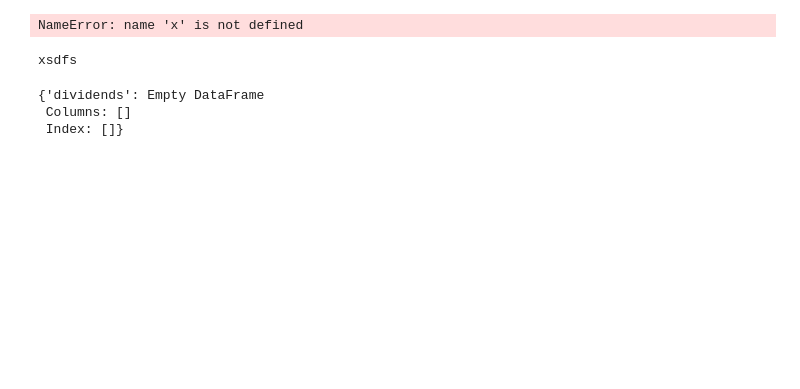
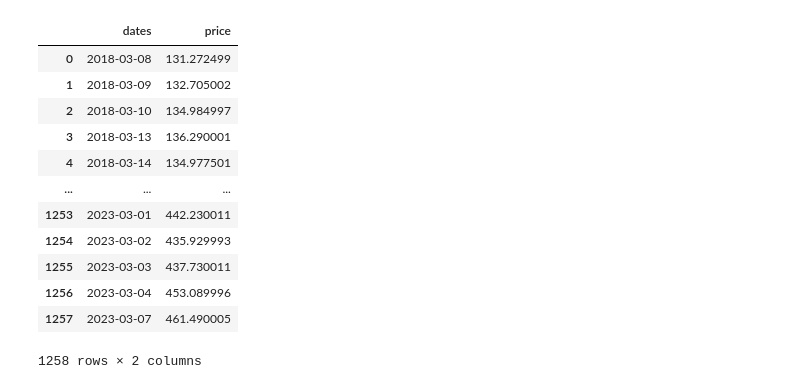
Before and after one commit to RuiGene/stock_search, a Jupyter notebook: x.ipynb, the cells around one changed output. Cells and saved outputs as stored; diff of their text form; code cells hidden in the pictures; blank space fills up the shorter version.

```diff
--- a/x.ipynb
+++ b/x.ipynb
@@ -13,9 +10,0 @@ profile = fa.profile('AAPL', FA_API_KEY)
-# %%
-dividends = fa.stock_dividend('META', FA_API_KEY)
-# dividends.index = pd.to_datetime(dividends.index)
-x = {"dividends": dividends}
-dividend_dates = x["dividends"]["paymentDate"].values
-dividend_dates = dividend_dates[dividend_dates != ""]
-def convert_date(date_string):
-    return datetime.strptime(date_string, "%Y-%m-%d").date()
-date_objects = np.vectorize(convert_date)(dividend_dates)
@@ -67,23 +11,25 @@ prices = fa.stock_data('AAPL', period = "5y", interval = "1d")
-# %%
-import plotly.graph_objects as go
-payout = x["dividends"]["adjDividend"][0:4]
-fig = go.Figure(go.Bar(x = payout.index, y = payout))
-fig.update_layout(title = 'Past dividend payout', xaxis_title = 'Date', yaxis_title = 'Payout ($)')
-# %% [output]
-NameError: name 'x' is not defined
-# %%
-dividends= fa.stock_dividend('BIIB', FA_API_KEY)
-x = {"div": dividends}
-if x["div"].empty== True:
-    print('xsdfs')
-# %% [output]
-xsdfs
-# %%
-dividends = fa.stock_dividend('META', FA_API_KEY)
-# dividends.index = pd.to_datetime(dividends.index)
-x = {"dividends": dividends}
-x["dividends"]["dividend"]
-# %% [output]
-{'dividends': Empty DataFrame
- Columns: []
- Index: []}
+# %%
+companies = ["VOO", "AAPL", "MSFT"]
+company_shares = [5, 6, 7]
+def data(stock_ticker, shares):
+    prices = fa.stock_data(stock_ticker, period = "5y", interval = "1d")
+    x = prices["close"]*shares
+    return x
+z = data("AAPL", 3)
+df = pd.DataFrame(z)
+df = z.reset_index().rename(columns={'index': 'dates', 'close': 'price'})
+df
+# %% [output]
+|  | dates | price |
+| 0 | 2018-03-08 | 131.272499 |
+| 1 | 2018-03-09 | 132.705002 |
+| 2 | 2018-03-10 | 134.984997 |
+| 3 | 2018-03-13 | 136.290001 |
+| 4 | 2018-03-14 | 134.977501 |
+| ... | ... | ... |
+| 1253 | 2023-03-01 | 442.230011 |
+| 1254 | 2023-03-02 | 435.929993 |
+| 1255 | 2023-03-03 | 437.730011 |
+| 1256 | 2023-03-04 | 453.089996 |
+| 1257 | 2023-03-07 | 461.490005 |
+1258 rows × 2 columns
```
Also changed, not shown: parts of 9 cells of this notebook, 3 other files.
